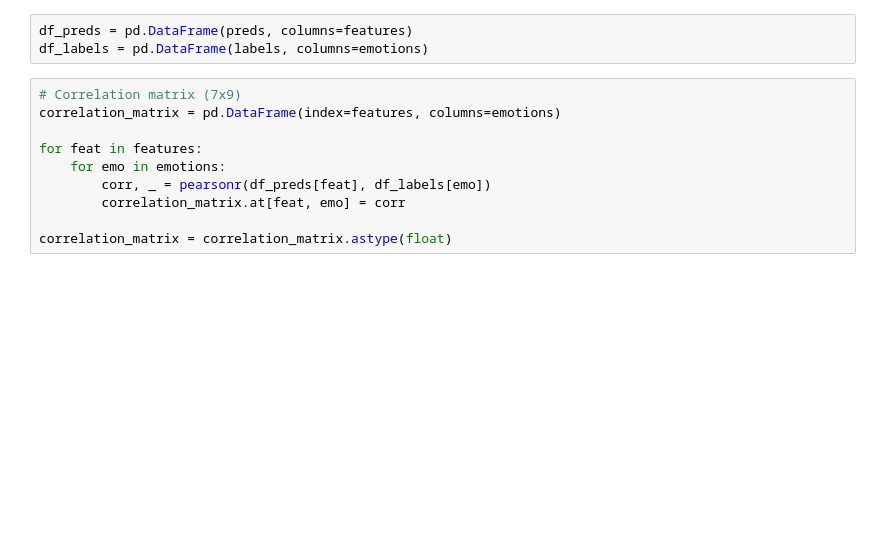
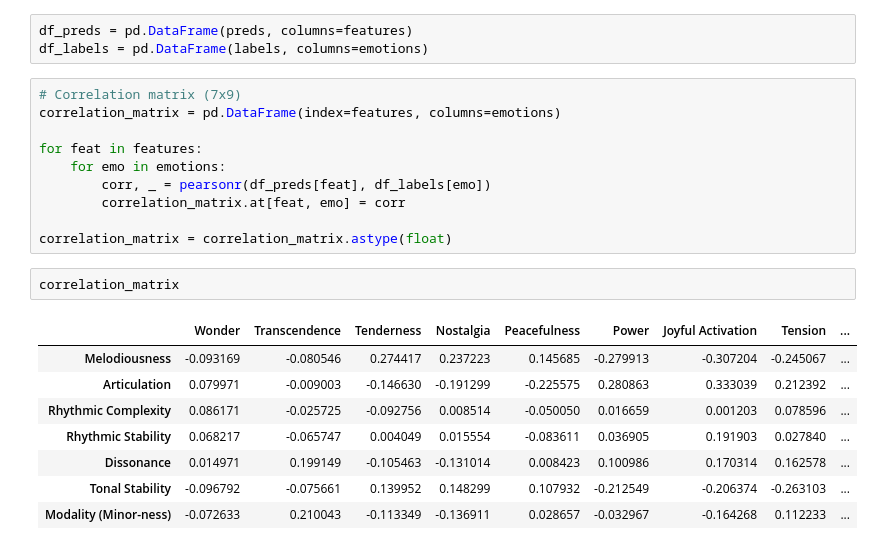
Before and after one commit to Momonan0412/Music-and-Emotion-Mid-Features-and-GEMS, a Jupyter notebook: correlation_version2.ipynb, the cells around one changed output. Drawn from its saved outputs; the diff is of its cells as text; blank space fills up the shorter version.

```diff
--- a/correlation_version2.ipynb
+++ b/correlation_version2.ipynb
@@ -35,6 +37,17 @@ for feat in features:
         correlation_matrix.at[feat, emo] = corr
 
 correlation_matrix = correlation_matrix.astype(float)
+# %%
+correlation_matrix
+# %% [output]
+|  | Wonder | Transcendence | Tenderness | Nostalgia | Peacefulness | Power | Joyful Activation | Tension | ... |
+| Melodiousness | -0.093169 | -0.080546 | 0.274417 | 0.237223 | 0.145685 | -0.279913 | -0.307204 | -0.245067 | ... |
+| Articulation | 0.079971 | -0.009003 | -0.146630 | -0.191299 | -0.225575 | 0.280863 | 0.333039 | 0.212392 | ... |
+| Rhythmic Complexity | 0.086171 | -0.025725 | -0.092756 | 0.008514 | -0.050050 | 0.016659 | 0.001203 | 0.078596 | ... |
+| Rhythmic Stability | 0.068217 | -0.065747 | 0.004049 | 0.015554 | -0.083611 | 0.036905 | 0.191903 | 0.027840 | ... |
+| Dissonance | 0.014971 | 0.199149 | -0.105463 | -0.131014 | 0.008423 | 0.100986 | 0.170314 | 0.162578 | ... |
+| Tonal Stability | -0.096792 | -0.075661 | 0.139952 | 0.148299 | 0.107932 | -0.212549 | -0.206374 | -0.263103 | ... |
+| Modality (Minor-ness) | -0.072633 | 0.210043 | -0.113349 | -0.136911 | 0.028657 | -0.032967 | -0.164268 | 0.112233 | ... |
 # %%
 # Plot
 plt.figure(figsize=(8, 5))
```
Also changed, not shown: parts of 3 cells of this notebook, 1 other file.
